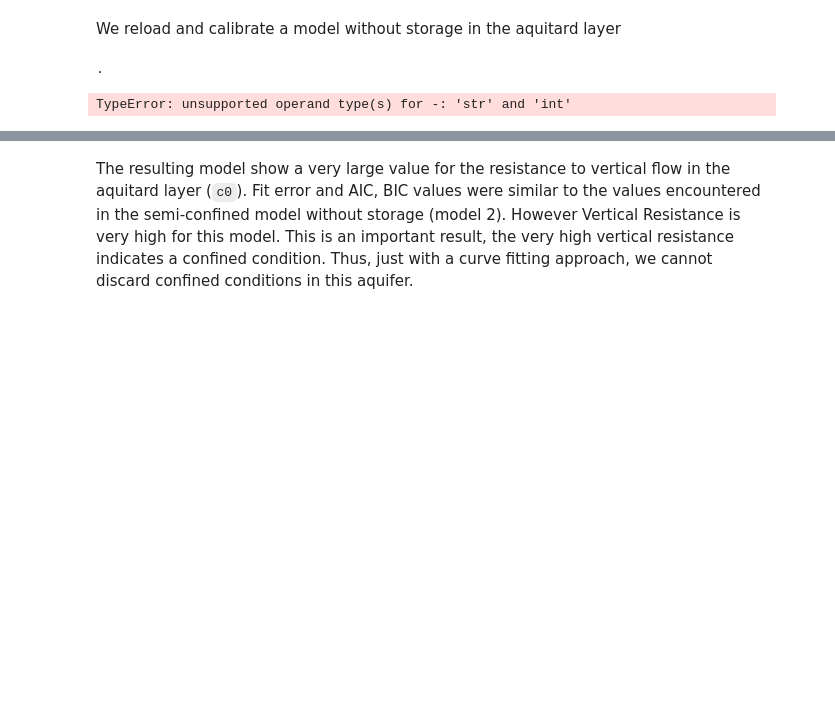
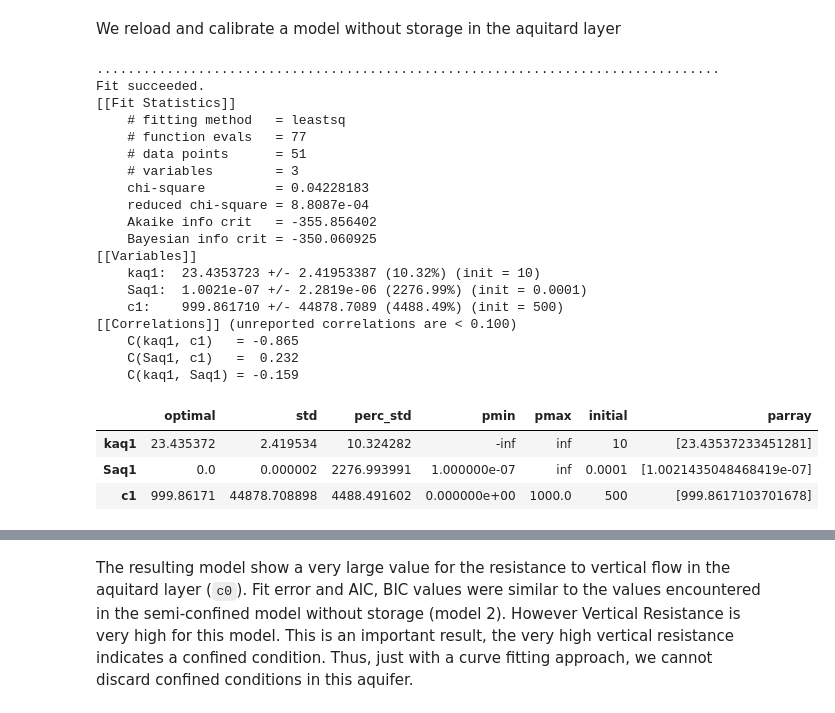
Before and after one commit to mbakker7/ttim, a Jupyter notebook: pumpingtest_benchmarks/leaky1_dalem.ipynb, the cells around one changed output, grey strips where cells are left out. Cells and saved outputs as stored; diff of their text form; code cells hidden in the pictures; blank space fills up the shorter version.

```diff
--- a/pumpingtest_benchmarks/leaky1_dalem.ipynb
+++ b/pumpingtest_benchmarks/leaky1_dalem.ipynb
@@ -650,17 +630,38 @@ m_4.solve(silent = 'True')
 # %%
 c3 = Calibrate(m_4)
 c3.set_parameter(name='kaq1', initial=10)
-c3.set_parameter(name='Saq1', initial=1e-4, pmin = 0)
+c3.set_parameter(name='Saq1', initial=1e-4, pmin = 1e-7)
 c3.set_parameter(name='c1', initial=500, pmin=0, pmax = 1000)
 c3.series(name='obs1', x=30, y=0, t=t1, h=h1, layer=1)
 c3.series(name='obs2', x=60, y=0, t=t2, h=h2, layer=1)
 c3.series(name='obs3', x=90, y=0, t=t3, h=h3, layer=1)
 c3.series(name='obs4', x=120, y=0, t=t4, h=h4, layer=1)
 c3.fit(report=True)
 display(c3.parameters)
 # %% [output]
-.
+................................................................................
+Fit succeeded.
+[[Fit Statistics]]
+    # fitting method   = leastsq
+    # function evals   = 77
+    # data points      = 51
+    # variables        = 3
+    chi-square         = 0.04228183
+    reduced chi-square = 8.8087e-04
+    Akaike info crit   = -355.856402
+    Bayesian info crit = -350.060925
+[[Variables]]
+    kaq1:  23.4353723 +/- 2.41953387 (10.32%) (init = 10)
+    Saq1:  1.0021e-07 +/- 2.2819e-06 (2276.99%) (init = 0.0001)
+    c1:    999.861710 +/- 44878.7089 (4488.49%) (init = 500)
+[[Correlations]] (unreported correlations are < 0.100)
+    C(kaq1, c1)   = -0.865
+    C(Saq1, c1)   =  0.232
+    C(kaq1, Saq1) = -0.159
-TypeError: unsupported operand type(s) for -: 'str' and 'int'
+|  | optimal | std | perc_std | pmin | pmax | initial | parray |
+| kaq1 | 23.435372 | 2.419534 | 10.324282 | -inf | inf | 10 | [23.43537233451281] |
+| Saq1 | 0.0 | 0.000002 | 2276.993991 | 1.000000e-07 | inf | 0.0001 | [1.0021435048468419e-07] |
+| c1 | 999.86171 | 44878.708898 | 4488.491602 | 0.000000e+00 | 1000.0 | 500 | [999.8617103701678] |
 # %%
 hm_r1 = m_4.head(r1, 0, t1)
 hm_r2 = m_4.head(r2, 0, t2)
```
Also changed, not shown: parts of 17 cells of this notebook, 4 other files.
